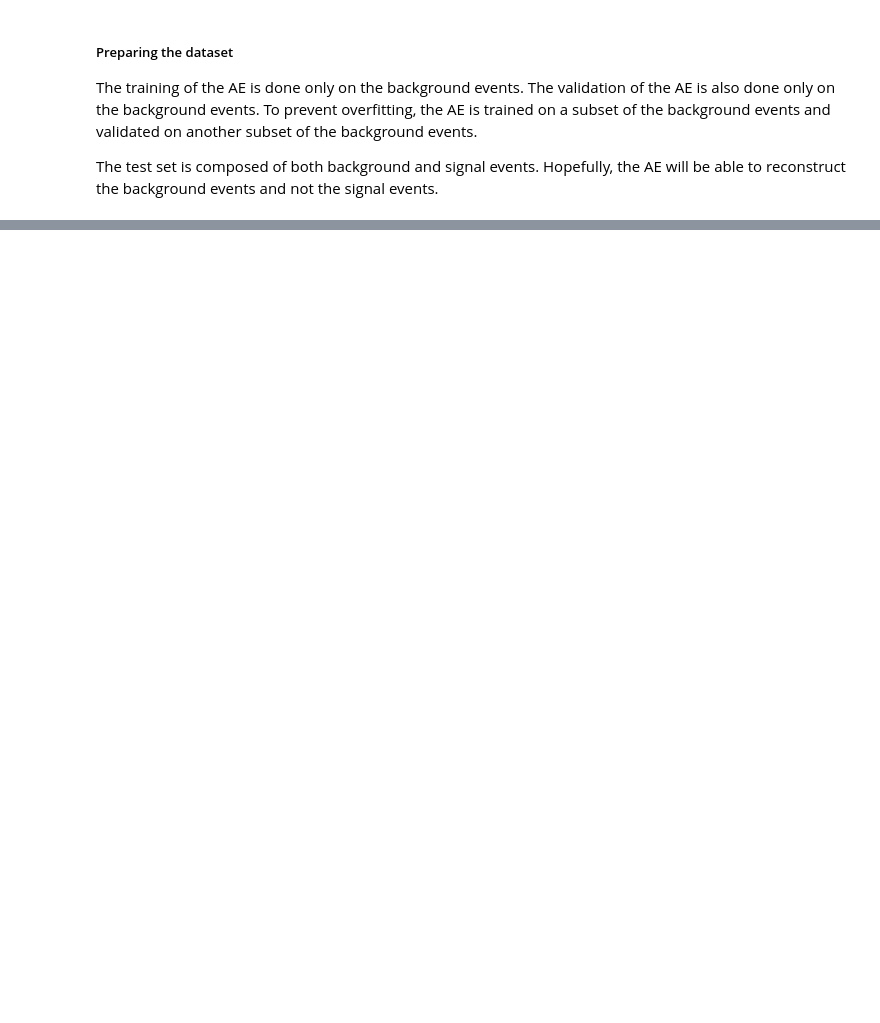
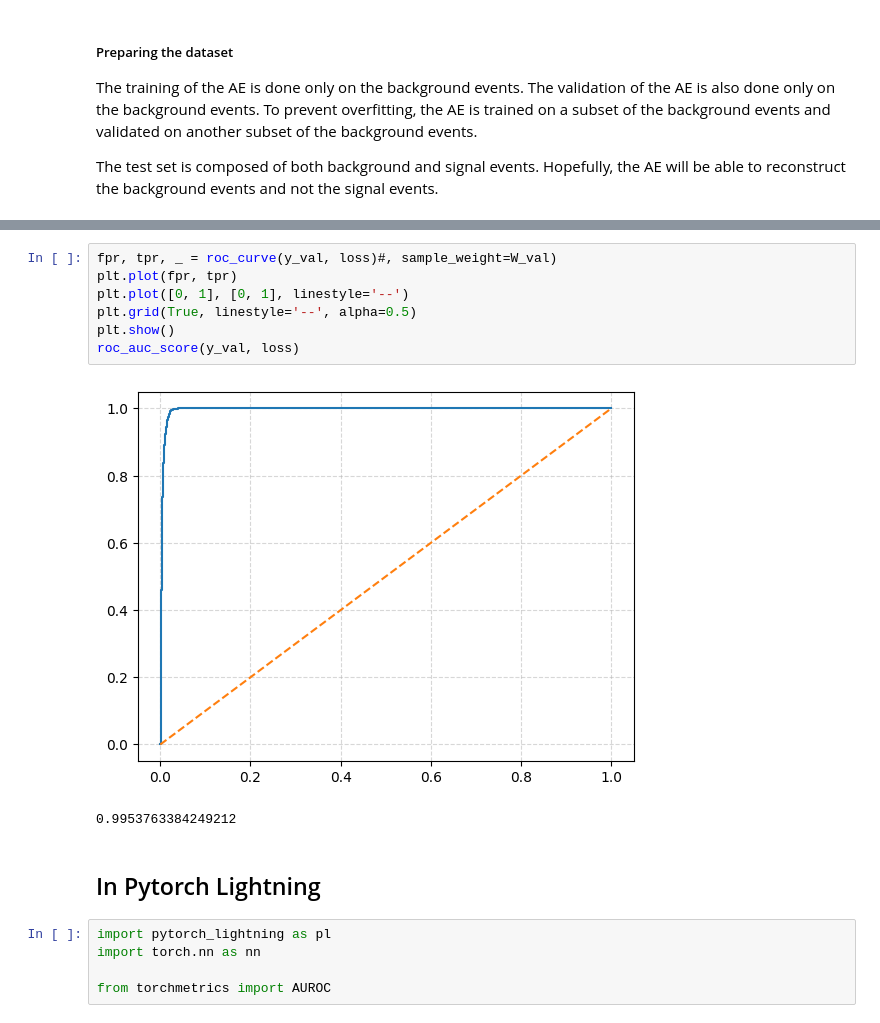
Before and after one commit to fabiocfabini/LIPInternship, a Jupyter notebook: basics.ipynb, the cells around one changed output, grey strips where cells are left out. Cells and saved outputs as stored; diff of their text form; blank space fills up the shorter version.

```diff
--- a/basics.ipynb
+++ b/basics.ipynb
@@ -649,0 +792,17 @@ plt.show()
+# %%
+fpr, tpr, _ = roc_curve(y_val, loss)#, sample_weight=W_val)
+plt.plot(fpr, tpr)
+plt.plot([0, 1], [0, 1], linestyle='--')
+plt.grid(True, linestyle='--', alpha=0.5)
+plt.show()
+roc_auc_score(y_val, loss)
+# %% [output]
+[figure, added]
+0.9953763384249212
+# %% [markdown]
+## In Pytorch Lightning
+# %%
+import pytorch_lightning as pl
+import torch.nn as nn
+
+from torchmetrics import AUROC
```
Also changed, not shown: parts of 53 cells of this notebook, 9 other files.
